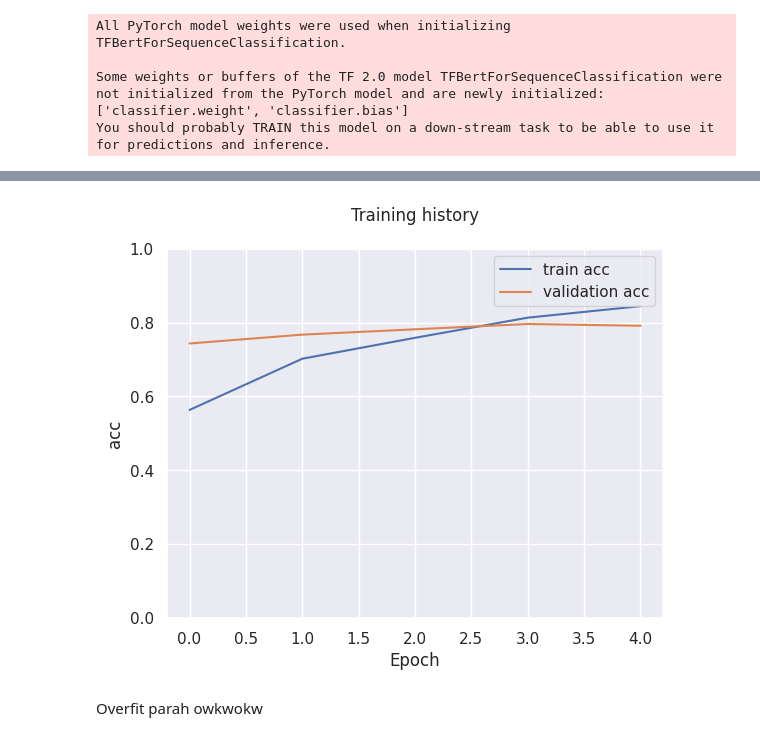
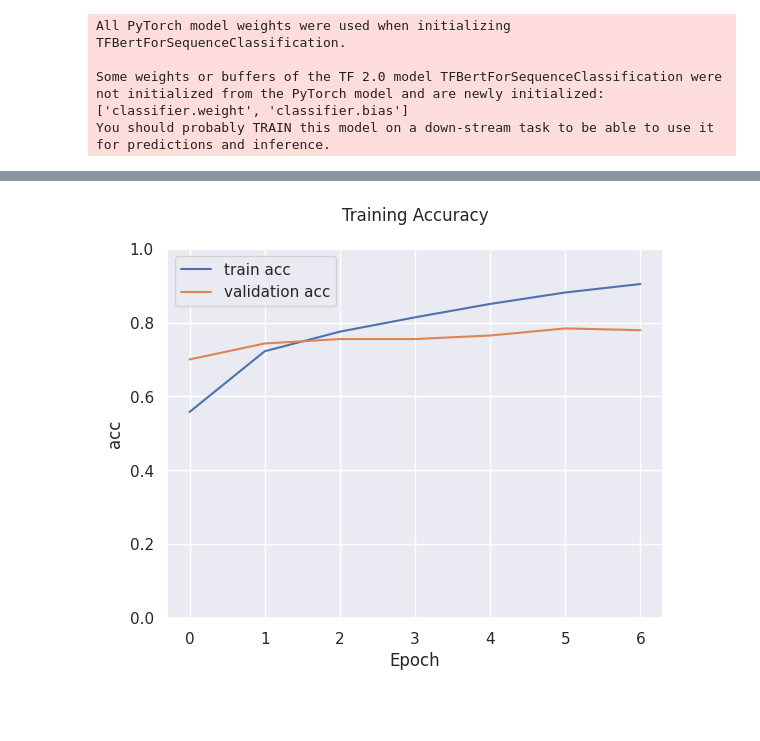
Before and after one commit to rifqoi/BERT-Sentiment-Analysis, a Jupyter notebook: 11-indoberttweet.ipynb, the cells around one changed output, grey strips where cells are left out. Cells and saved outputs as stored; diff of their text form; code cells hidden in the pictures; blank space fills up the shorter version.

```diff
--- a/11-indoberttweet.ipynb
+++ b/11-indoberttweet.ipynb
@@ -477,5 +482,5 @@ metric = tf.keras.metrics.SparseCategoricalAccuracy('accuracy')
 
 model.compile(optimizer=optimizer, loss=loss, metrics=[metric])
 
-history = model.fit(train_data, epochs=5, validation_data=validation_data)
+history = model.fit(train_data, epochs=7, validation_data=validation_data)
 # %% [output]
@@ -492,13 +501,11 @@ Epoch 5/5
 # %%
 sns.set()
 plt.plot(history.history['accuracy'], label='train acc')
 plt.plot(history.history['val_accuracy'], label='validation acc')
-plt.title('Training history')
+plt.title('Training Accuracy')
 plt.ylabel('acc')
 plt.xlabel('Epoch')
 plt.legend()
 plt.ylim([0, 1]);
 # %% [output]
-[figure, old version]
+[figure, new version]
-# %% [markdown]
-Overfit parah owkwokw
```
Also changed, not shown: parts of 14 cells of this notebook.
